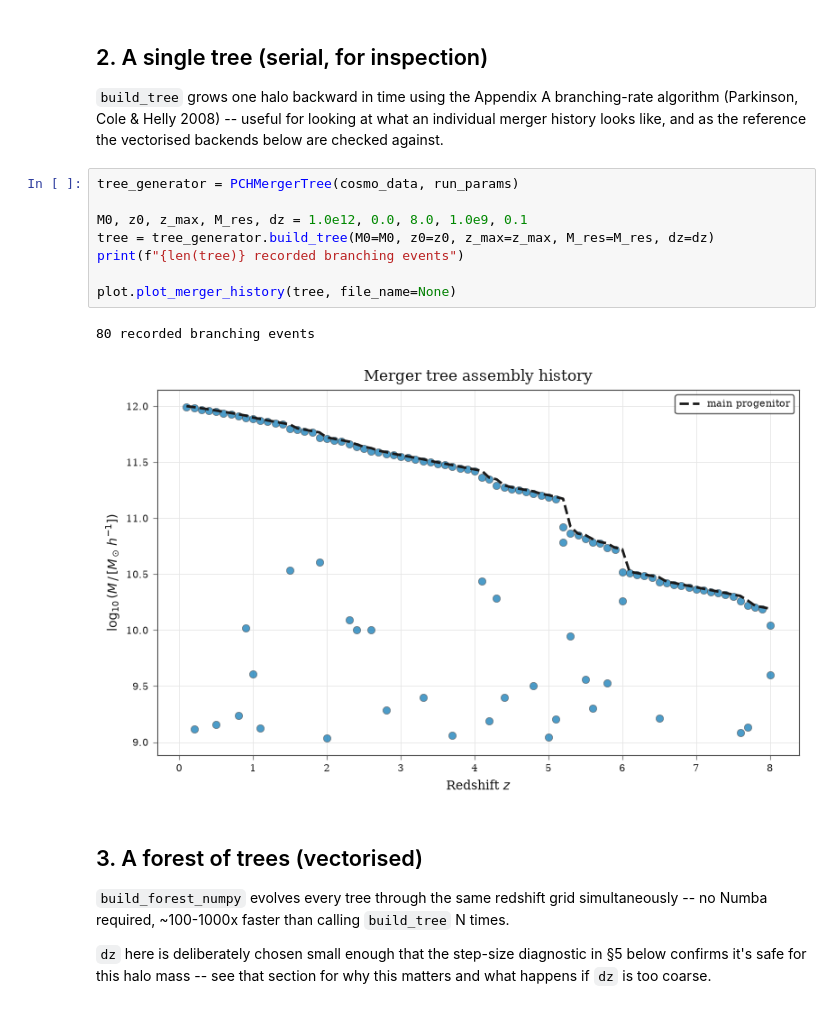
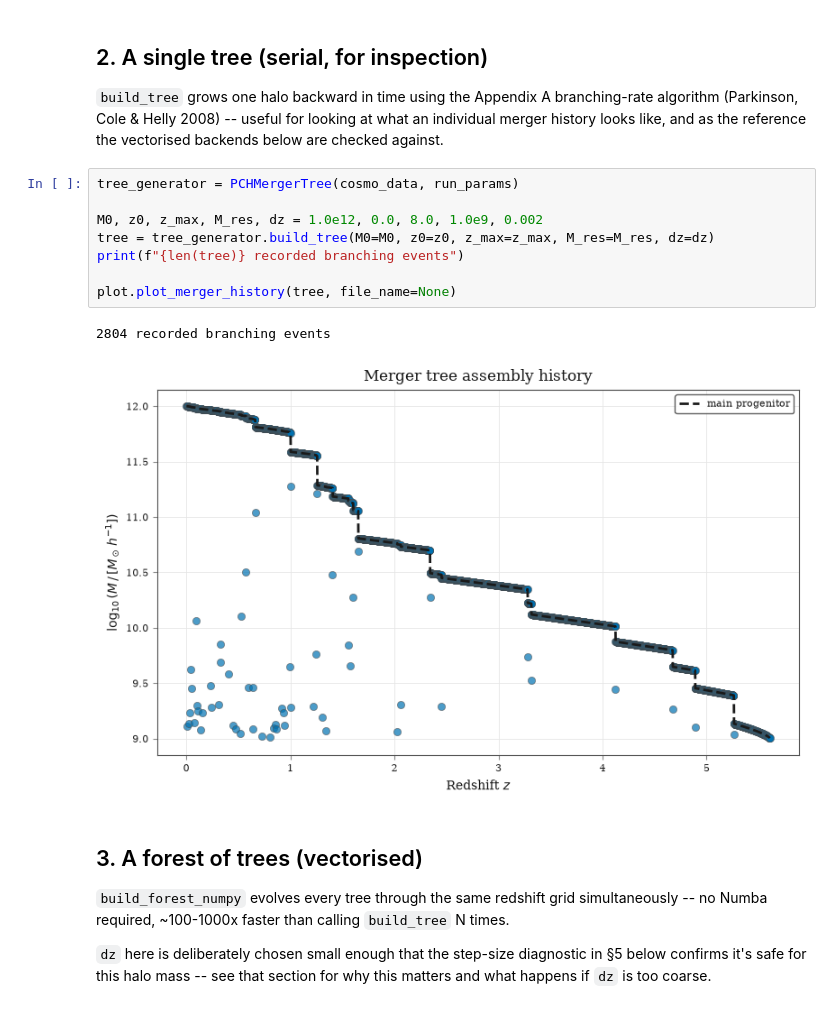
Before and after one commit to doctorcbpower/foraois, a Jupyter notebook: notebooks/foraois_demo.ipynb, the cells around one changed output. Cells and saved outputs as stored; diff of their text form.

```diff
--- a/notebooks/foraois_demo.ipynb
+++ b/notebooks/foraois_demo.ipynb
@@ -63,14 +63,14 @@ reference the vectorised backends below are checked against.
 # %%
 tree_generator = PCHMergerTree(cosmo_data, run_params)
 
-M0, z0, z_max, M_res, dz = 1.0e12, 0.0, 8.0, 1.0e9, 0.1
+M0, z0, z_max, M_res, dz = 1.0e12, 0.0, 8.0, 1.0e9, 0.002
 tree = tree_generator.build_tree(M0=M0, z0=z0, z_max=z_max, M_res=M_res, dz=dz)
 print(f"{len(tree)} recorded branching events")
 
 plot.plot_merger_history(tree, file_name=None)
 # %% [output]
-80 recorded branching events
+2804 recorded branching events
-[figure, old version]
+[figure, new version]
 # %% [markdown]
 ## 3. A forest of trees (vectorised)
 
```
Also changed, not shown: parts of 13 cells of this notebook, 3 other files.
